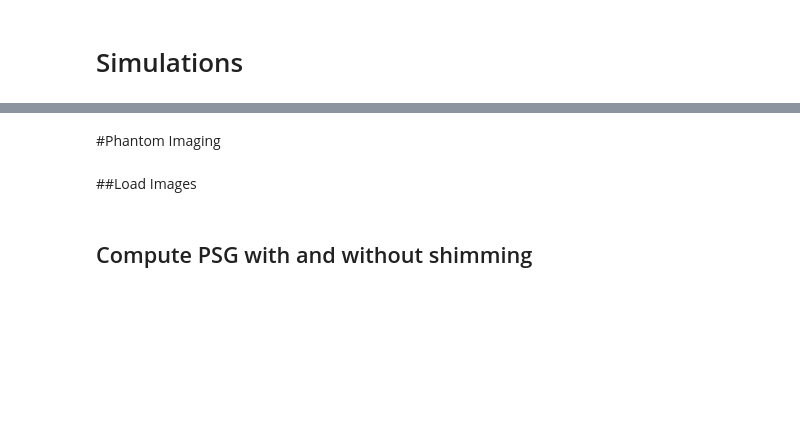
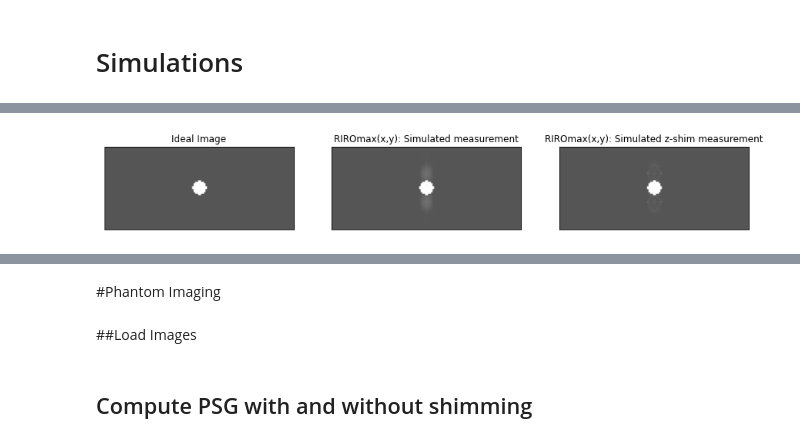
Before and after one commit to evaalonsoortiz/dyn-rt-shim-sim, a Jupyter notebook: dyn_rt_shim_sim.ipynb, the cells around one changed output, grey strips where cells are left out. Saved outputs shown, nothing was run; the diff lists cells and outputs as text; code cells hidden in the pictures; blank space fills up the shorter version.

```diff
--- a/dyn_rt_shim_sim.ipynb
+++ b/dyn_rt_shim_sim.ipynb
@@ -47,8 +195,8 @@ sc_mask_data[sc_mask_data < 1] = 0
 # -----------------------------------------------------------------------------#
 # image acquistion parameters
 # -----------------------------------------------------------------------------#
-matrix = img.shape
-image_res = img.header.get_zooms()
+matrix = (128,56)
+image_res = (2.2, 2.2)
 
 fov = np.array(image_res) * np.array(matrix)
 
@@ -65,8 +213,8 @@ delta_k = 1 / fov # distance between points in k-space in units of mm^-1
 # -----------------------------------------------------------------------------#
 # define other constants related to the time-varying magnetic field
 # -----------------------------------------------------------------------------#
-w_r = 2 * math.pi / 3 # radial frequency of the respiratory motion in units of [rad/s]
-RIROmax_uniform = 2 # maximum frequency offset caused by respiration (during inhalation) in units of [Hz]
+w_r = 2 * math.pi / 6 # radial frequency of the respiratory motion in units of [rad/s]
+RIROmax_uniform = 4 # maximum frequency offset caused by respiration (during inhalation) in units of [Hz]
 
 # -----------------------------------------------------------------------------#
 # define the spatial distribution for RIROmax
@@ -77,41 +225,71 @@ RIROmax_uniform = 2 # maximum frequency offset caused by respiration (during inh
 r = np.sqrt( (x*image_res[0])**2 + (y*image_res[1])**2 ) # radial position (in [mm])
 r = abs( (r - np.max(np.max(r)) ) / np.max(np.max(r)) )
 r = r**3
-RIROmax = RIROmax_uniform*r
+sim_ph_RIROmax = RIROmax_uniform*r
+
+# define the object
+sim_ph_img_data = np.zeros(matrix)
+sim_ph_img_data[np.sqrt( (x*image_res[0])**2 + (y*image_res[1])**2 )<10] = 1
 
 # -----------------------------------------------------------------------------#
 # limit the RIROmax distribution to where you have signal in your image
 # -----------------------------------------------------------------------------#
+sim_ph_RIROmax = np.multiply(sim_ph_img_data,sim_ph_RIROmax)
+sim_ph_RIROmax = gaussian_filter(sim_ph_RIROmax, sigma=2)
 
-# Prepare noise mask
-noise_mask = np.zeros(matrix)
+# calculate the mean/std of RIROmax
+mean_sim_ph_RIROmax = sim_ph_RIROmax[sim_ph_img_data!=0].mean()
+std_sim_ph_RIROmax = sim_ph_RIROmax[sim_ph_img_data!=0].std()
 
-# Pick four corners of 5x5
-noise_mask[0:4,0:4] = 1
-noise_mask[0:4,(-1-4):-1] = 1
-noise_mask[(-1-4):-1,0:4] = 1
-noise_mask[(-1-4):-1,(-1-4):-1] = 1
+print('sim RIROmax mean =',mean_sim_ph_RIROmax)
+print('sim RIROmax std =',std_sim_ph_RIROmax)
 
-# apply mask to the data
-noise_data = np.multiply(img_data, noise_mask)
+fig = px.imshow(np.rot90(sim_ph_RIROmax))
+fig.show()
 
-# Calculate background noise
-sigma = noise_data[noise_data!=0].std()
+# k-space data for the ideal image
+sim_ph_FFT = np.fft.fftshift(np.fft.fft(np.fft.fftshift(sim_ph_img_data)))
 
-# create background mask
-bkgrnd_mask = np.zeros(matrix)
-bkgrnd_mask[img_data>(15*sigma)] = 1
+# -----------------------------------------------------------------------------#
+# For RIROmax(x,y)
+# -----------------------------------------------------------------------------#
+# modify the k-space data to take into account the effect of B(z,t)
+exp = np.exp( (-2 * math.pi * 1j * TE) * sim_ph_RIROmax * np.sin(w_r * (TR * (matrix[1]/2 + np.divide(ky,delta_k[1]) ) + TE ) ) )
+sim_ph_FFT_mod_RIROmax_xy = np.multiply( exp , sim_ph_FFT )
 
+#recontruct the image
+calcImage_sim_ph_RIROmax_xy = np.fft.ifftshift(np.fft.ifft(np.fft.ifftshift(sim_ph_FFT_mod_RIROmax_xy)))
 
-RIROmax = np.multiply(bkgrnd_mask,RIROmax)
-RIROmax = gaussian_filter(RIROmax, sigma=2)
+# -----------------------------------------------------------------------------#
+# For RIROmax(x,y)
+# -----------------------------------------------------------------------------#
+# calculate the average RIROmax in the image
+sim_ph_RIROmax_meas = np.multiply(sim_ph_RIROmax,sim_ph_img_data)
+sim_ph_RIROmax_meas = sim_ph_RIROmax_meas[np.nonzero(sim_ph_RIROmax_meas)].mean()
 
-simRIROmax_xz = RIROmax[128,:]
-mean_simRIROmax = simRIROmax_xz[simRIROmax_xz!=0].mean()
-std_simRIROmax = simRIROmax_xz[simRIROmax_xz!=0].std()
-max_simRIROmax = simRIROmax_xz[simRIROmax_xz!=0].max()
-min_simRIROmax = simRIROmax_xz[simRIROmax_xz!=0].min()
+# modify the k-space data to take into account the effect of B(z,t) and z-shim gradients
+diff = np.subtract(sim_ph_RIROmax * np.sin(w_r * (TR * (matrix[1]/2 + np.divide(ky,delta_k[1]) ) + TE ) ), sim_ph_RIROmax_meas * np.sin(w_r * (TR * (matrix[1]/2 + np.divide(ky,delta_k[1]) ) ) ))
+exp = np.exp((2 * math.pi * 1j * TE) * diff)
+zshim_FFT_mod_sim_ph_RIROmax_xy = np.multiply( exp , sim_ph_FFT )
 
-print('sim RIROmax range =',max_simRIROmax-min_simRIROmax)
-print('sim RIROmax std =',std_simRIROmax)
+#recontruct the image
+zshim_calcImage_sim_ph_RIROmax_xy = np.fft.ifftshift(np.fft.ifft(np.fft.ifftshift(zshim_FFT_mod_sim_ph_RIROmax_xy)))
+
+# display
+fig = plt.figure(figsize=(15,10))
+
+ax = fig.add_subplot(1,3,1)
+ax.imshow(np.rot90(sim_ph_img_data), cmap='gray', vmin=-0.5, vmax=1)
+ax.set_title('Ideal Image')
+plt.setp(ax, xticks=[], yticks=[])
+
+ax1 = fig.add_subplot(1,3,2)
+ax1.imshow(np.rot90(np.abs(calcImage_sim_ph_RIROmax_xy)), cmap='gray', vmin=-0.5, vmax=1)
+ax1.set_title('RIROmax(x,y): Simulated measurement')
+plt.setp(ax1, xticks=[], yticks=[])
+
+ax3 = fig.add_subplot(1,3,3)
+ax3.imshow(np.rot90(np.abs(zshim_calcImage_sim_ph_RIROmax_xy)), cmap='gray', vmin=-0.5, vmax=1)
+ax3.set_title('RIROmax(x,y): Simulated z-shim measurement')
+plt.setp(ax3, xticks=[], yticks=[])
 # %% [output]
@@ -119,0 +300 @@ sim RIROmax std = 0.6771844932082189
+[figure, added]
```
Also changed, not shown: parts of 14 cells of this notebook.
